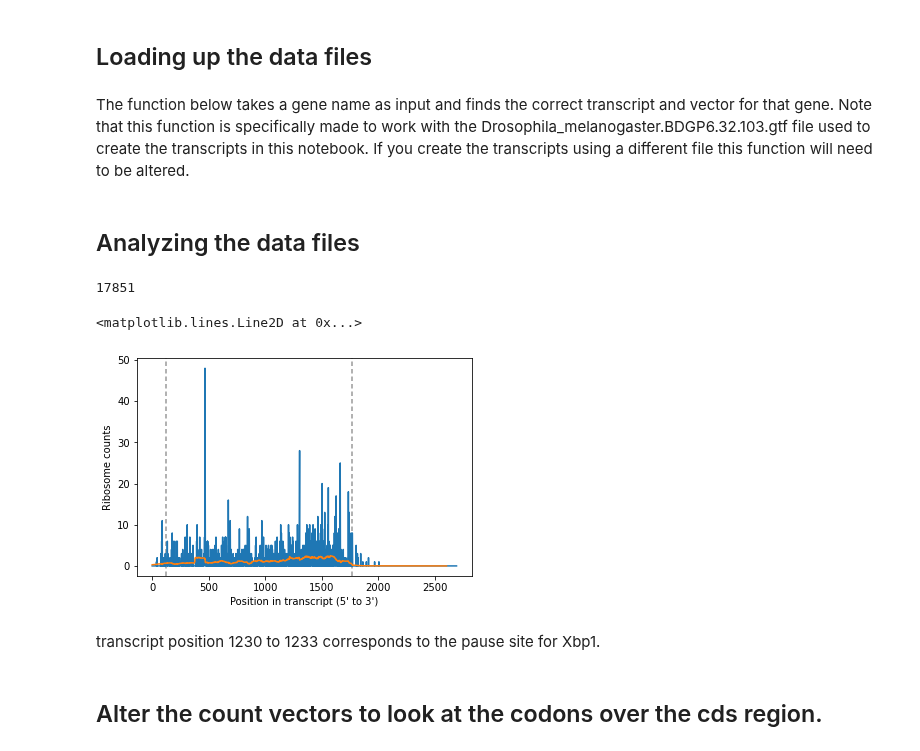
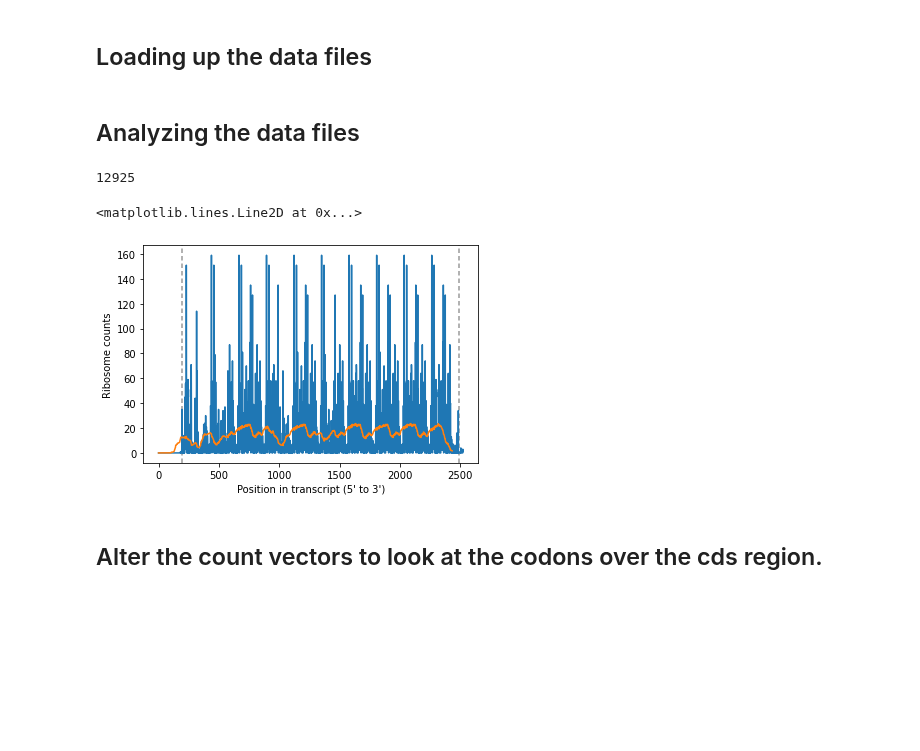
Before and after one commit to Raif-fl/Fall_2021_Work_journal, a Jupyter notebook: Profile_arrays/array_dmel.ipynb, the cells around one changed output. Saved outputs shown, nothing was run; the diff lists cells and outputs as text; code cells hidden in the pictures; blank space fills up the shorter version.

```diff
--- a/Profile_arrays/array_dmel.ipynb
+++ b/Profile_arrays/array_dmel.ipynb
@@ -113,7 +45,7 @@ def find_max_list(list):
 ## Loading up the data files
 # %%
 # Load in the table of P-site offsets.
-p_offsets=pd.read_csv(p_site_path + sample_name + "_Aligned.toTranscriptome.out_p-site-offsets",
+p_offsets=pd.read_csv(p_site_path + mutation + "_RPF_" + samp_num + "_Aligned.toTranscriptome.out_p-site-offsets",
                       sep="\t")
 # %%
 # load the transcript annotations from the GTF file.
@@ -130,47 +62,45 @@ for transcript in transcripts:
 transcripts.clear()
 # %%
 # Read in the alignments from a BAM file and then have it map to the p-site
-alignments = BAMGenomeArray(data_path + sample_name + "_Aligned.sortedByCoord.out.bam")
-alignments.set_mapping(VariableThreePrimeMapFactory(p_offsets=p_offsets))
+alignments = BAMGenomeArray(data_path + mutation + "_RPF_" + samp_num + "_Aligned.sortedByCoord.out.bam")
+alignments.set_mapping(kat.VariableThreePrimeMapFactory(p_offsets=p_offsets))
 # %%
 # create a list to hold the vectors
-count_vectors_control = []
+count_vectors = []
 
 # get counts for each transcript
 for transcript in protein_coding:
-    count_vectors_control.append(transcript.get_counts(alignments))
+    count_vectors.append(transcript.get_counts(alignments))
-# %% [markdown]
-The function below takes a gene name as input and finds the correct transcript and vector for that gene. Note that this function is specifically made to work with the Drosophila_melanogaster.BDGP6.32.103.gtf file used to create the transcripts in this notebook. If you create the transcripts using a different file this function will need to be altered.
 # %% [markdown]
 ## Analyzing the data files
 # %%
 #Get the transcript and vector for the gene of interest
-my_transcript, my_vector_control = find_transcript('lost', protein_coding, count_vectors_control)
+my_transcript, my_vector, index = kat.find_transcript('Ubi-p63E', protein_coding, count_vectors)
-# %% [output]
-17851
+# %%
+index
+# %% [output]
+12925
 # %%
 # 30-codon sliding window average
 window = np.ones(90).astype(float)/90.0
-sliding_window_avg = np.convolve(my_vector_control,window,mode="valid")
+sliding_window_avg = np.convolve(my_vector,window,mode="valid")
 
 
 # plot
 %matplotlib inline
 import matplotlib.pyplot as plt
 
-plt.plot(my_vector_control,label="%s counts" % my_transcript.get_name())
+plt.plot(my_vector,label="%s counts" % my_transcript.get_name())
 plt.plot(sliding_window_avg,label="30 codon average")
 plt.xlabel("Position in transcript (5' to 3')")
 plt.ylabel("Ribosome counts")
 
 # add outlines at start & stop codons
 plt.axvline(my_transcript.cds_start,color="#999999",dashes=[3,2],zorder=-1)
 plt.axvline(my_transcript.cds_end,color="#999999",dashes=[3,2],zorder=-1)
 # %% [output]
 <matplotlib.lines.Line2D at 0x...>
-[figure, old version]
+[figure, new version]
-# %% [markdown]
-transcript position 1230 to 1233 corresponds to the pause site for Xbp1.
 # %% [markdown]
 ## Alter the count vectors to look at the codons over the cds region.
 # %%
```
Also changed, not shown: parts of 18 cells of this notebook, 22 other files.
